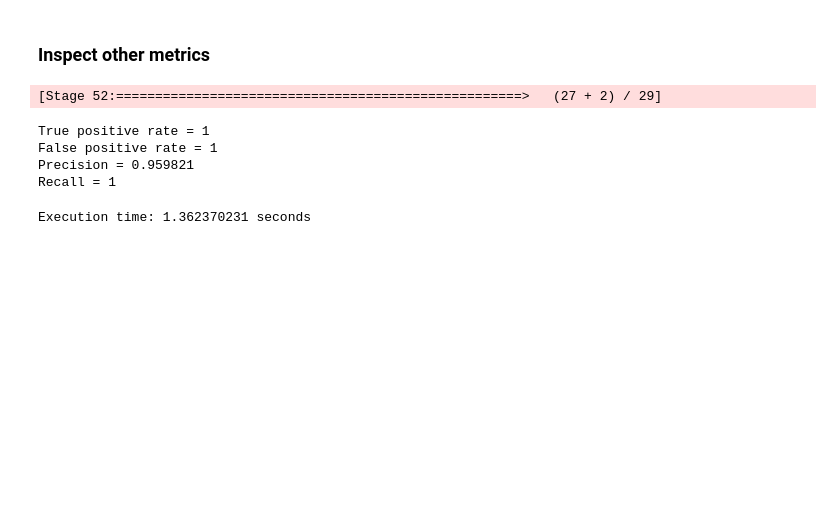
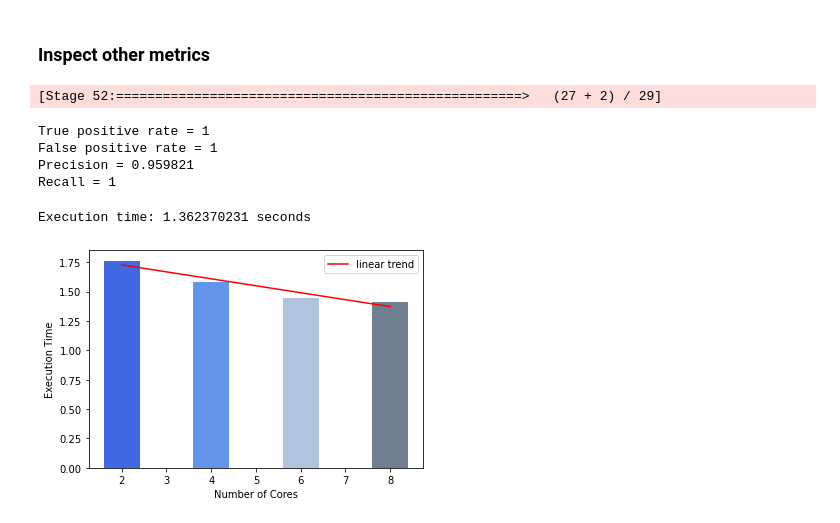
Before and after one commit to ThatPandaYouHate/Data_Engineering_group-9, a Jupyter notebook: sentiment_analysis.ipynb, the cells around one changed output. Saved outputs shown, nothing was run; the diff lists cells and outputs as text; code cells hidden in the pictures; blank space fills up the shorter version.

```diff
--- a/sentiment_analysis.ipynb
+++ b/sentiment_analysis.ipynb
@@ -250,5 +250,24 @@ Recall = 1
 print(f'Execution time: {time.process_time() - start_time} seconds')
 # %% [output]
 Execution time: 1.362370231 seconds
+# %%
+number_cores = [2, 4, 6, 8]
+execution_time = [1.7622, 1.5779, 1.4433, 1.4123]
+
+colors = ['royalblue', 'cornflowerblue', 'lightsteelblue', 'slategrey']
+plt.bar(number_cores, execution_time, color=colors)
+plt.xticks(range(0, 11))
+plt.xlabel('Number of Cores')
+plt.ylabel('Execution Time')
+
+x = np.array(number_cores)
+y = np.array(execution_time)
+m, b = np.polyfit(x, y, 1)
+plt.plot(x, m*x + b, color='red', label='linear trend')
+
+plt.legend()
+plt.show()
+# %% [output]
+[figure, added]
 # %%
 spark_session.stop()
```
Also changed, not shown: 1 other file.
